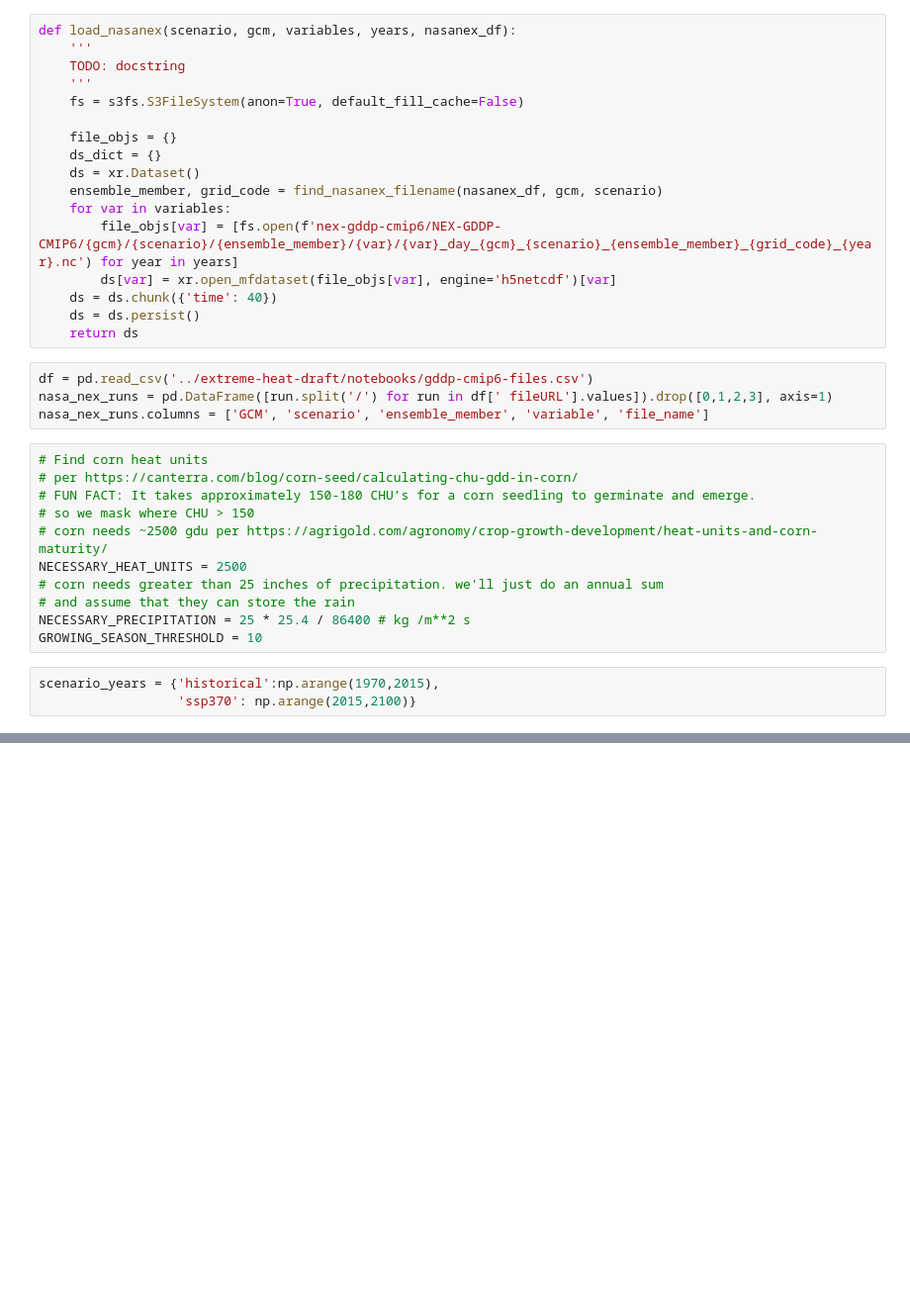
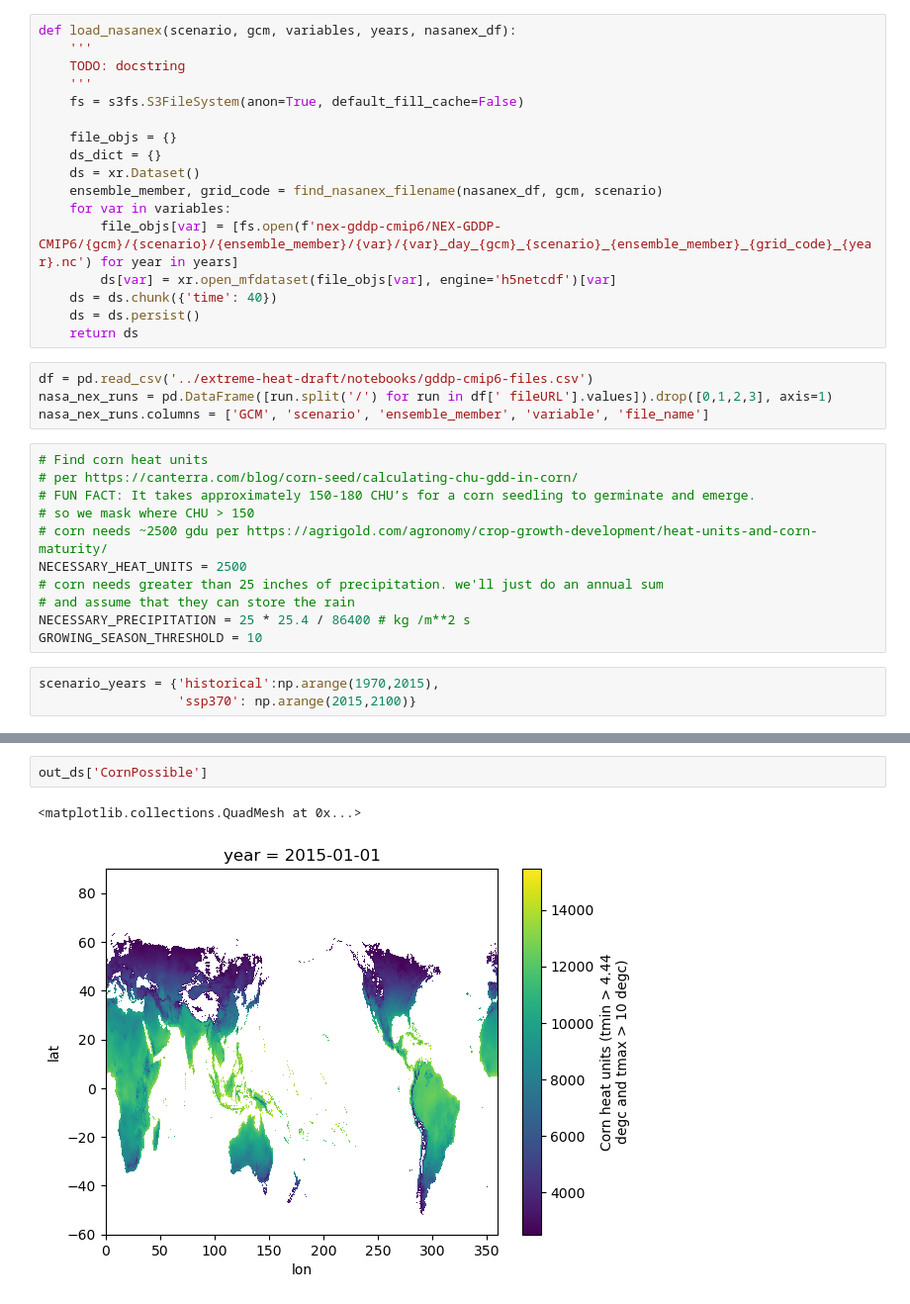
Before and after one commit to carbonplan/drought, a Jupyter notebook: corn_dryspells.ipynb, the cells around one changed output, grey strips where cells are left out. Shown at 99% size. Cells and saved outputs as stored; diff of their text form; blank space fills up the shorter version.

```diff
--- a/corn_dryspells.ipynb
+++ b/corn_dryspells.ipynb
@@ -115,0 +124,5 @@ for scenario, years in scenario_years.items():
+# %%
+out_ds['CornPossible']
+# %% [output]
+<matplotlib.collections.QuadMesh at 0x...>
+[figure, added]
```
Also changed, not shown: parts of 8 cells of this notebook.
